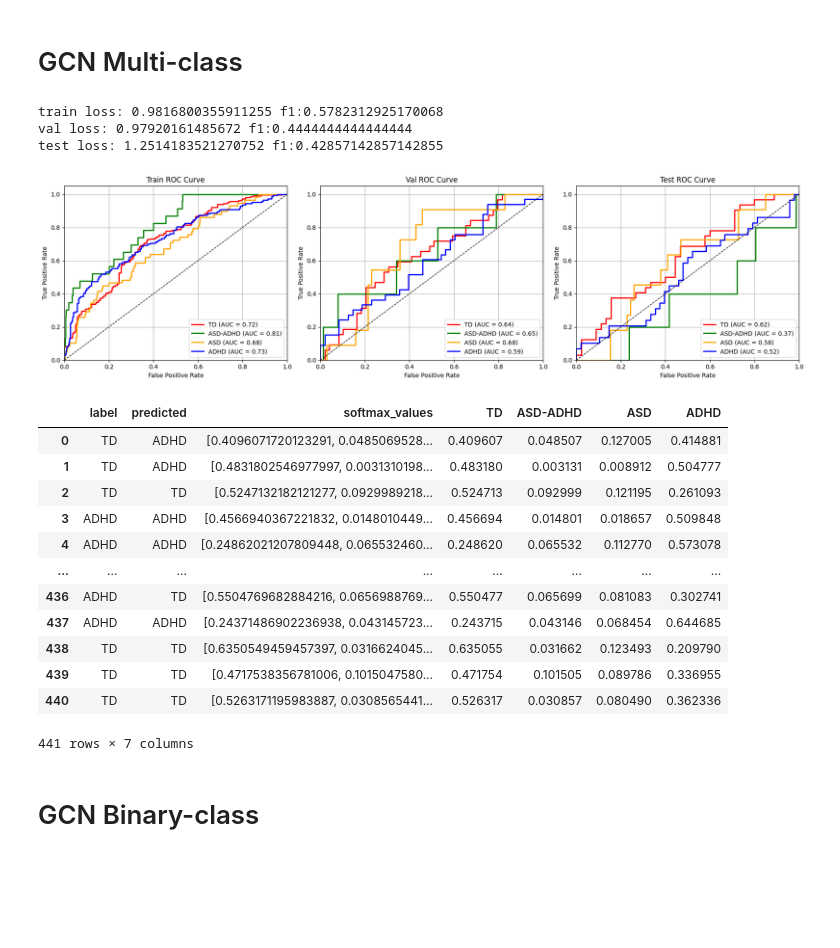
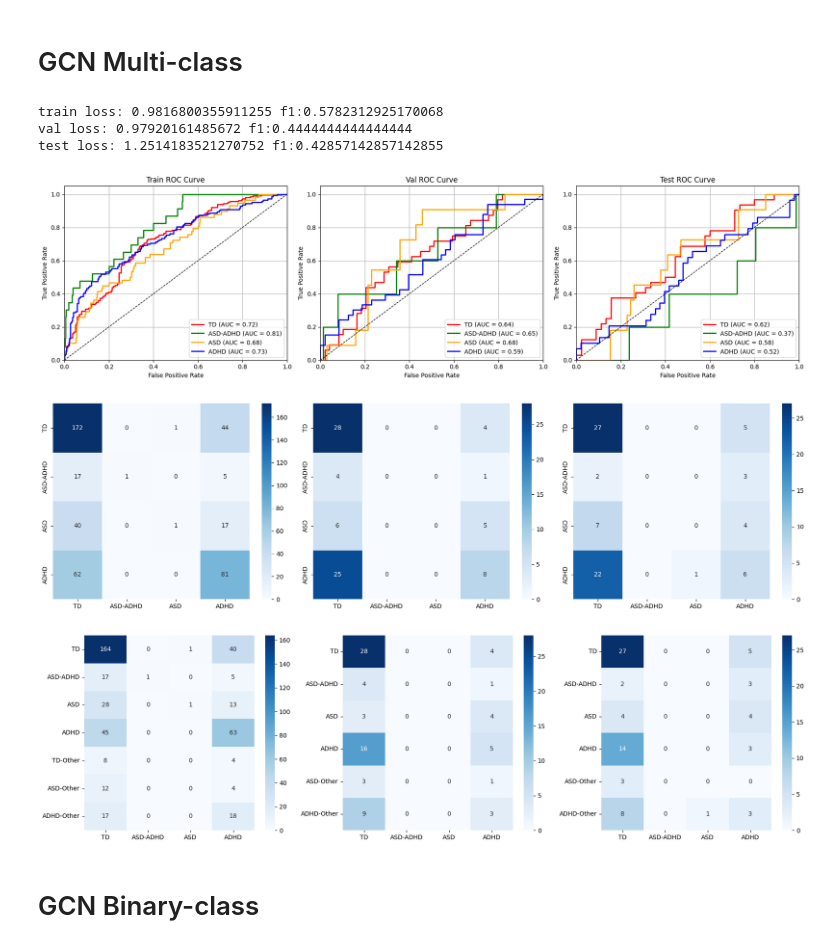
Before and after one commit to malt1114/Thesis_Neurodiversity, a Jupyter notebook: hpc/model training/Evaluation.ipynb, the cells around one changed output. Cells and saved outputs as stored; diff of their text form; code cells hidden in the pictures; blank space fills up the shorter version.

```diff
--- a/hpc/model training/Evaluation.ipynb
+++ b/hpc/model training/Evaluation.ipynb
@@ -314,28 +4,17 @@ def epistemic(yaml_file:str, model_file:str, diagnosis:str, dropout:float,
 # %% [markdown]
 # GCN Multi-class
 # %%
-evaluate_model(yaml_file = "saved_models/GCN_Multi_absolute_weights.yaml",
-               model_file = "saved_models/GCN_Multi_absolute_weights.pt",
-               drop_strategy = None,
-               gat = False)
+softmax_data = evaluate_model(yaml_file = "saved_models/GCN_Multi_absolute_weights.yaml",
+                            model_file = "saved_models/GCN_Multi_absolute_weights.pt",
+                            drop_strategy = None,
+                            gat = False)
 # %% [output]
 train loss: 0.9816800355911255 f1:0.5782312925170068
 val loss: 0.97920161485672 f1:0.4444444444444444
 test loss: 1.2514183521270752 f1:0.42857142857142855
 [figure]
-|  | label | predicted | softmax_values | TD | ASD-ADHD | ASD | ADHD |
-| 0 | TD | ADHD | [0.4096071720123291, 0.0485069528... | 0.409607 | 0.048507 | 0.127005 | 0.414881 |
-| 1 | TD | ADHD | [0.4831802546977997, 0.0031310198... | 0.483180 | 0.003131 | 0.008912 | 0.504777 |
-| 2 | TD | TD | [0.5247132182121277, 0.0929989218... | 0.524713 | 0.092999 | 0.121195 | 0.261093 |
-| 3 | ADHD | ADHD | [0.4566940367221832, 0.0148010449... | 0.456694 | 0.014801 | 0.018657 | 0.509848 |
-| 4 | ADHD | ADHD | [0.24862021207809448, 0.065532460... | 0.248620 | 0.065532 | 0.112770 | 0.573078 |
-| ... | ... | ... | ... | ... | ... | ... | ... |
-| 436 | ADHD | TD | [0.5504769682884216, 0.0656988769... | 0.550477 | 0.065699 | 0.081083 | 0.302741 |
-| 437 | ADHD | ADHD | [0.24371486902236938, 0.043145723... | 0.243715 | 0.043146 | 0.068454 | 0.644685 |
-| 438 | TD | TD | [0.6350549459457397, 0.0316624045... | 0.635055 | 0.031662 | 0.123493 | 0.209790 |
-| 439 | TD | TD | [0.4717538356781006, 0.1015047580... | 0.471754 | 0.101505 | 0.089786 | 0.336955 |
-| 440 | TD | TD | [0.5263171195983887, 0.0308565441... | 0.526317 | 0.030857 | 0.080490 | 0.362336 |
-441 rows × 7 columns
+[figure, added]
+[figure, added]
 # %% [markdown]
 # GCN Binary-class
 # %%
```
Also changed, not shown: parts of 14 cells of this notebook, 14 other files.
